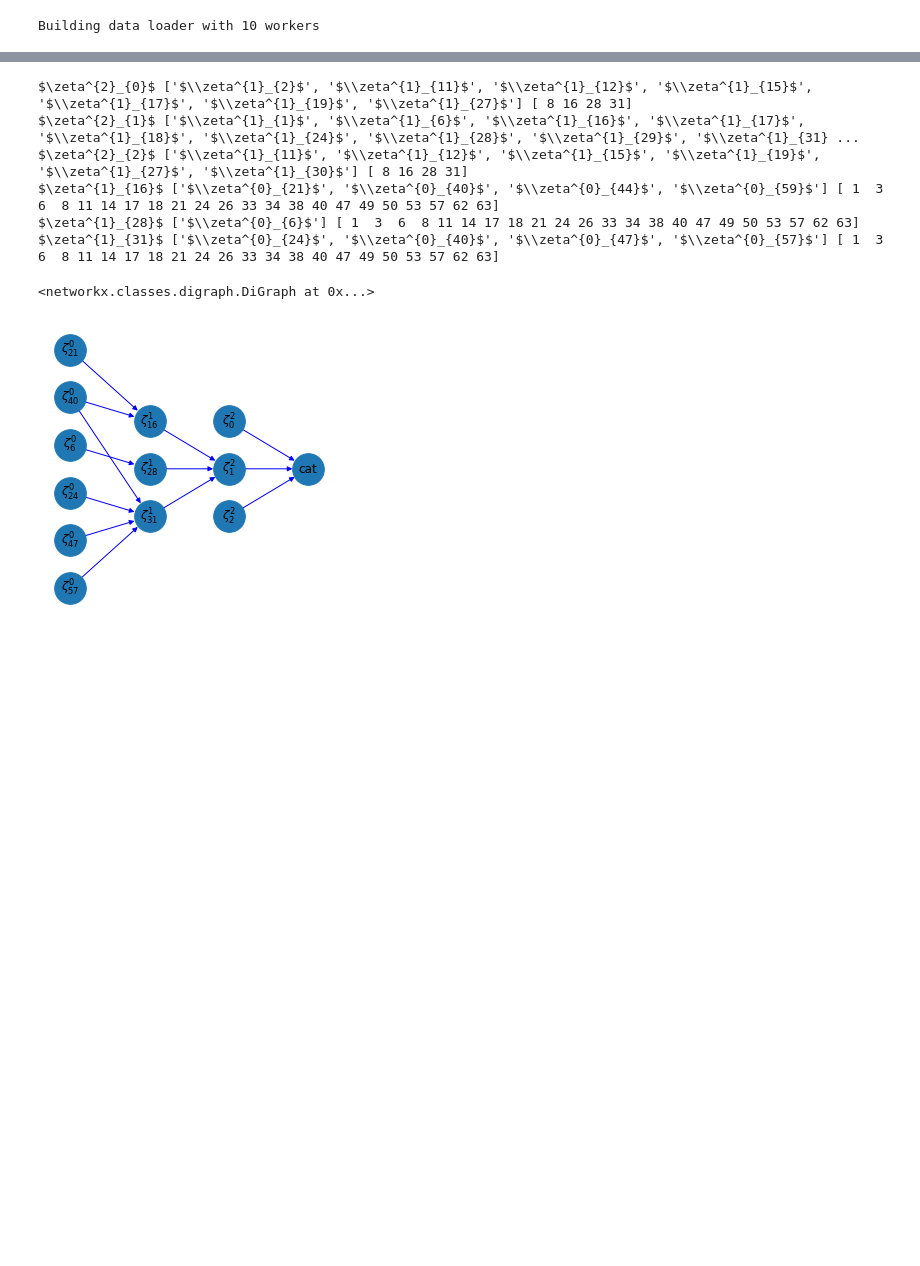
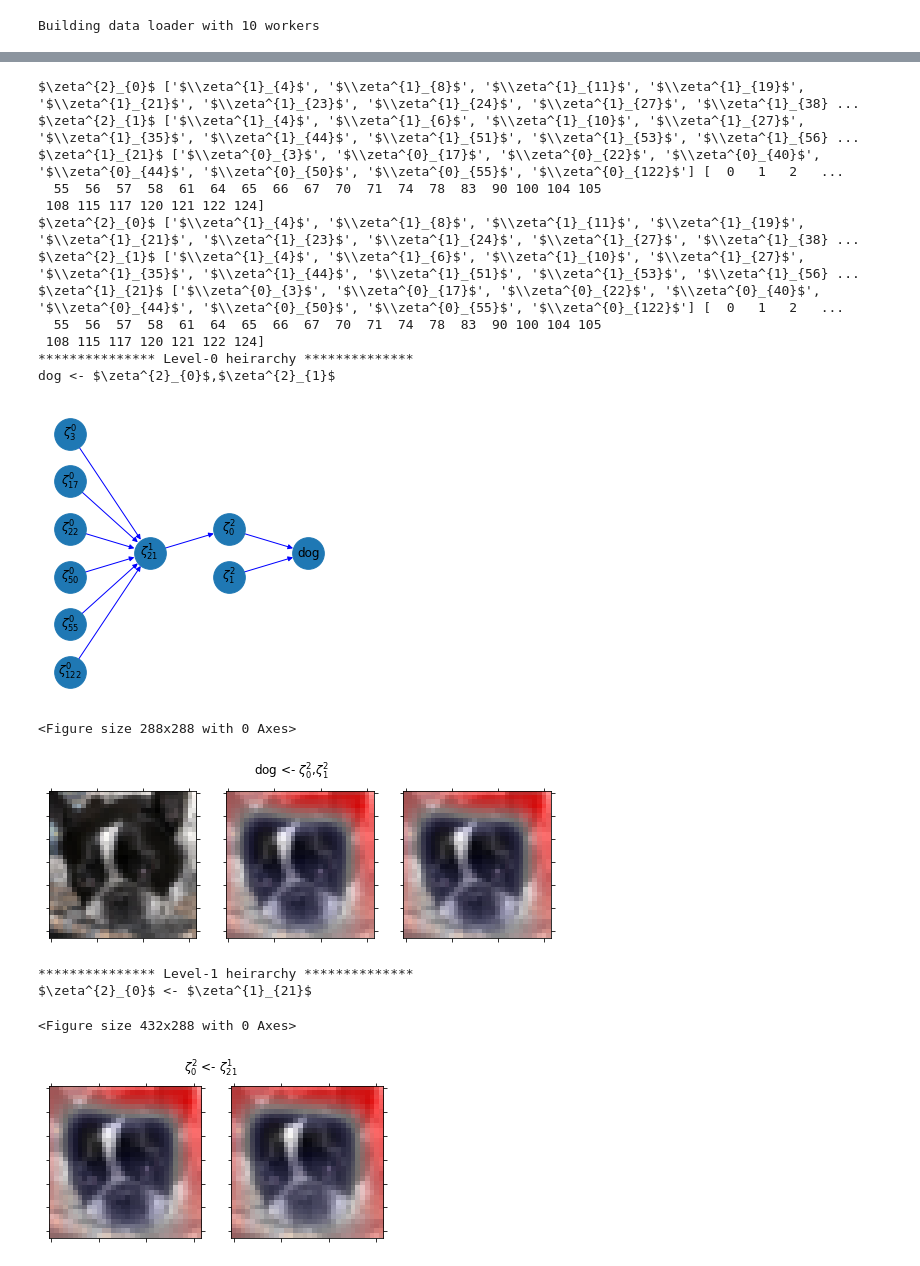
Before and after one commit to koriavinash1/HyperbolicReasoning, a Jupyter notebook: playground/inferenceAFHQ.ipynb, the cells around one changed output, grey strips where cells are left out. Saved outputs shown, nothing was run; the diff lists cells and outputs as text; code cells hidden in the pictures; blank space fills up the shorter version.

```diff
--- a/playground/inferenceAFHQ.ipynb
+++ b/playground/inferenceAFHQ.ipynb
@@ -136,16 +137,29 @@ inferer.get_class_tree(0)
 # %%
-x,y = get_sample_data(num_classes)
+class_idx = 1
 
-class_idx = 0
-x = x[class_idx].unsqueeze(0)
+for i in range(10):
+    x,y = get_sample_data(num_classes)
+    x = x[class_idx].unsqueeze(0)
 
-inferer.get_local_tree(class_idx, x)
+    inferer.get_local_tree(class_idx, x, f'./AFHQLOGS/dog/img{i}')
+    inferer.query(class_idx, visual = x, local=True, overlay=True, save_path=f'./AFHQLOGS/dog/img{i}')
 # %% [output]
-$\zeta^{2}_{0}$ ['$\\zeta^{1}_{2}$', '$\\zeta^{1}_{11}$', '$\\zeta^{1}_{12}$', '$\\zeta^{1}_{15}$', '$\\zeta^{1}_{17}$', '$\\zeta^{1}_{19}$', '$\\zeta^{1}_{27}$'] [ 8 16 28 31]
-$\zeta^{2}_{1}$ ['$\\zeta^{1}_{1}$', '$\\zeta^{1}_{6}$', '$\\zeta^{1}_{16}$', '$\\zeta^{1}_{17}$', '$\\zeta^{1}_{18}$', '$\\zeta^{1}_{24}$', '$\\zeta^{1}_{28}$', '$\\zeta^{1}_{29}$', '$\\zeta^{1}_{31} ...
-$\zeta^{2}_{2}$ ['$\\zeta^{1}_{11}$', '$\\zeta^{1}_{12}$', '$\\zeta^{1}_{15}$', '$\\zeta^{1}_{19}$', '$\\zeta^{1}_{27}$', '$\\zeta^{1}_{30}$'] [ 8 16 28 31]
-$\zeta^{1}_{16}$ ['$\\zeta^{0}_{21}$', '$\\zeta^{0}_{40}$', '$\\zeta^{0}_{44}$', '$\\zeta^{0}_{59}$'] [ 1  3  6  8 11 14 17 18 21 24 26 33 34 38 40 47 49 50 53 57 62 63]
-$\zeta^{1}_{28}$ ['$\\zeta^{0}_{6}$'] [ 1  3  6  8 11 14 17 18 21 24 26 33 34 38 40 47 49 50 53 57 62 63]
-$\zeta^{1}_{31}$ ['$\\zeta^{0}_{24}$', '$\\zeta^{0}_{40}$', '$\\zeta^{0}_{47}$', '$\\zeta^{0}_{57}$'] [ 1  3  6  8 11 14 17 18 21 24 26 33 34 38 40 47 49 50 53 57 62 63]
+$\zeta^{2}_{0}$ ['$\\zeta^{1}_{4}$', '$\\zeta^{1}_{8}$', '$\\zeta^{1}_{11}$', '$\\zeta^{1}_{19}$', '$\\zeta^{1}_{21}$', '$\\zeta^{1}_{23}$', '$\\zeta^{1}_{24}$', '$\\zeta^{1}_{27}$', '$\\zeta^{1}_{38} ...
+$\zeta^{2}_{1}$ ['$\\zeta^{1}_{4}$', '$\\zeta^{1}_{6}$', '$\\zeta^{1}_{10}$', '$\\zeta^{1}_{27}$', '$\\zeta^{1}_{35}$', '$\\zeta^{1}_{44}$', '$\\zeta^{1}_{51}$', '$\\zeta^{1}_{53}$', '$\\zeta^{1}_{56} ...
+$\zeta^{1}_{21}$ ['$\\zeta^{0}_{3}$', '$\\zeta^{0}_{17}$', '$\\zeta^{0}_{22}$', '$\\zeta^{0}_{40}$', '$\\zeta^{0}_{44}$', '$\\zeta^{0}_{50}$', '$\\zeta^{0}_{55}$', '$\\zeta^{0}_{122}$'] [  0   1   2   ...
+  55  56  57  58  61  64  65  66  67  70  71  74  78  83  90 100 104 105
+ 108 115 117 120 121 122 124]
+$\zeta^{2}_{0}$ ['$\\zeta^{1}_{4}$', '$\\zeta^{1}_{8}$', '$\\zeta^{1}_{11}$', '$\\zeta^{1}_{19}$', '$\\zeta^{1}_{21}$', '$\\zeta^{1}_{23}$', '$\\zeta^{1}_{24}$', '$\\zeta^{1}_{27}$', '$\\zeta^{1}_{38} ...
+$\zeta^{2}_{1}$ ['$\\zeta^{1}_{4}$', '$\\zeta^{1}_{6}$', '$\\zeta^{1}_{10}$', '$\\zeta^{1}_{27}$', '$\\zeta^{1}_{35}$', '$\\zeta^{1}_{44}$', '$\\zeta^{1}_{51}$', '$\\zeta^{1}_{53}$', '$\\zeta^{1}_{56} ...
+$\zeta^{1}_{21}$ ['$\\zeta^{0}_{3}$', '$\\zeta^{0}_{17}$', '$\\zeta^{0}_{22}$', '$\\zeta^{0}_{40}$', '$\\zeta^{0}_{44}$', '$\\zeta^{0}_{50}$', '$\\zeta^{0}_{55}$', '$\\zeta^{0}_{122}$'] [  0   1   2   ...
+  55  56  57  58  61  64  65  66  67  70  71  74  78  83  90 100 104 105
+ 108 115 117 120 121 122 124]
+*************** Level-0 heirarchy **************
+dog <- $\zeta^{2}_{0}$,$\zeta^{2}_{1}$
+[figure, new version]
-<networkx.classes.digraph.DiGraph at 0x...>
+<Figure size 288x288 with 0 Axes>
-[figure, old version]
+[figure, added]
+*************** Level-1 heirarchy **************
+$\zeta^{2}_{0}$ <- $\zeta^{1}_{21}$
+<Figure size 432x288 with 0 Axes>
+[figure, added]
```
Also changed, not shown: parts of 6 cells of this notebook, 7 other files.
